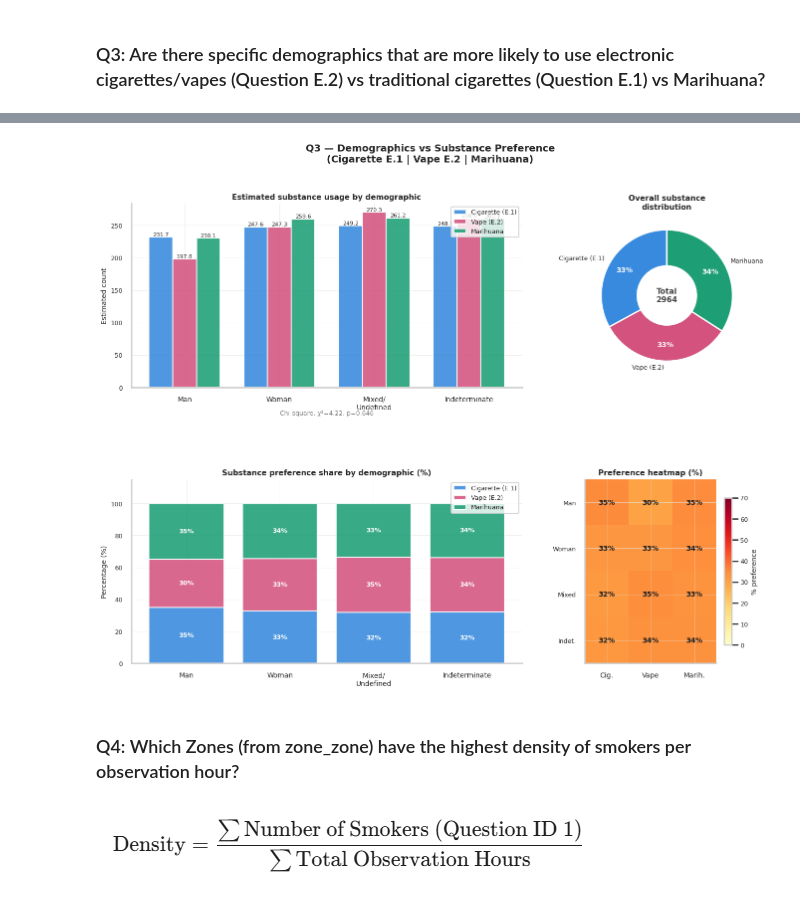
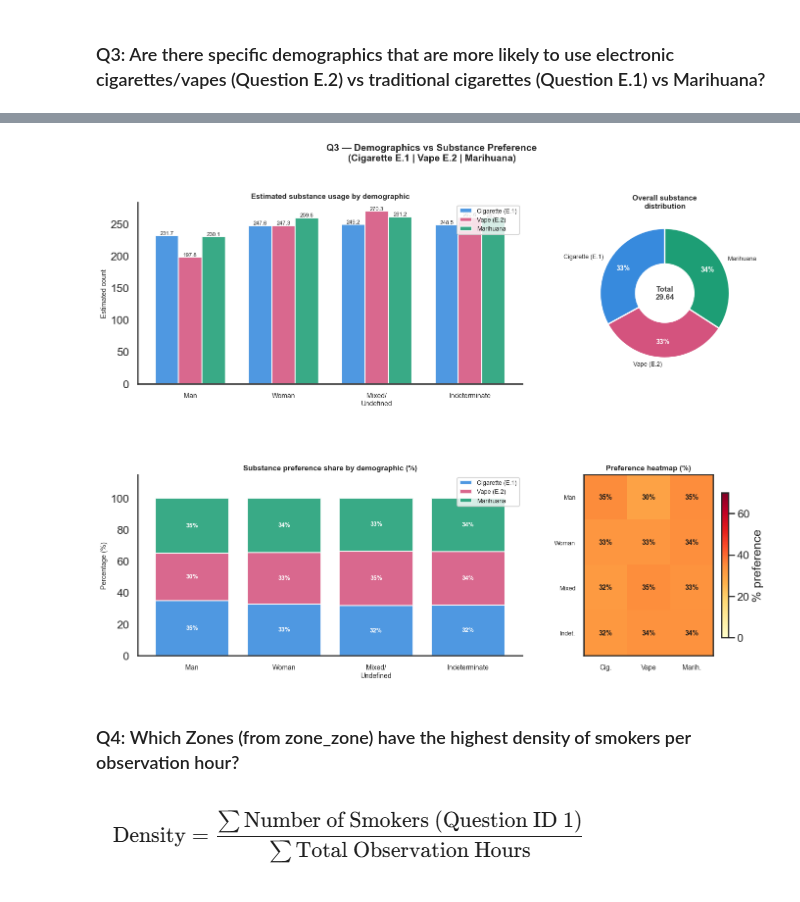
Before and after one commit to andresmg42/Analysis-POCUC-proyect, a Jupyter notebook: notebooks/analisis.ipynb, the cells around one changed output, grey strips where cells are left out. Drawn from its saved outputs; the diff is of its cells as text; code cells hidden in the pictures.

```diff
--- a/notebooks/analisis.ipynb
+++ b/notebooks/analisis.ipynb
@@ -556,63 +484,22 @@ ct_pct = ct.div(ct.sum(axis=1), axis=0) * 100
 
 # Raw totals
 raw_totals = {
-    'Cigarette (E.1)': df[CIG_COL].sum(),
-    'Vape (E.2)'     : df[VAP_COL].sum(),
-    'Marihuana'      : df[MAR_COL].sum(),
+    'Cigarette (E.1)': df[CIG_COL].sum()/len(df[CIG_COL]),
+    'Vape (E.2)'     : df[VAP_COL].sum()/len(df[VAP_COL]),
+    'Marihuana'      : df[MAR_COL].sum()/len(df[MAR_COL])
 }
 
-# ── 3. Statistical tests ──────────────────────────────────────────────────────
-print("=" * 65)
-print("Q3: Are certain demographics more likely to use each substance?")
-print("    Cigarette (E.1) | Vape (E.2) | Marihuana (E.3)")
-print("=" * 65)
 
-print(f"\nRaw totals across all visits:")
+print(f"\nRaw averages across all visits:")
 for k, v in raw_totals.items():
     print(f"  {k:20s}: {v}")
 
-print(f"\nSex counts:")
+print(f"\nSex averages:")
 for s in sex_cols:
-    print(f"  {s:35s}: {df[s].sum()}")
+    print(f"  {s:35s}: {df[s].sum()/len(df[s])}")
 
 print(f"\n── CONTINGENCY TABLE (proportional distribution) ─────────────")
 print(ct.to_string())
-
-# Chi-square on full 4x3 table
-print(f"\n── CHI-SQUARE TEST OF INDEPENDENCE (4 demographics × 3 products) ──")
-chi2, p_chi2, dof, expected = chi2_contingency(ct_int.values)
-print(f"  chi2    = {chi2:.4f}")
-print(f"  p-value = {p_chi2:.4f}")
-print(f"  df      = {dof}")
-exp_df = pd.DataFrame(expected.round(2), index=ct.index, columns=ct.columns)
-print(f"\n  Expected frequencies:\n{exp_df.to_string()}")
-low_exp = (expected < 5).any()
-print(f"\n  {'⚠️  Some expected freq < 5 — interpret with caution' if low_exp else '✅ All expected freq ≥ 5'}")
-if p_chi2 < 0.05:
-    print(f"  ✅ Significant association (p < 0.05): demographics are")
-    print(f"     associated with substance preference.")
-else:
-    print(f"  ⚠️  No significant association (p = {p_chi2:.3f} ≥ 0.05).")
-    print(f"     Cannot confirm demographics drive substance preference.")
-
-# Pairwise Fisher's exact — Hombre vs Mujer for each product pair
-print(f"\n── FISHER'S EXACT TEST (Hombre vs Mujer, pairwise products) ──")
-pairs = [
-    ('Cigarette (E.1)', 'Vape (E.2)'),
-    ('Cigarette (E.1)', 'Marihuana'),
-    ('Vape (E.2)',      'Marihuana'),
-]
-for p1, p2 in pairs:
-    row_h = [ct_int.loc['Hombre', p1], ct_int.loc['Hombre', p2]]
-    row_m = [ct_int.loc['Mujer',  p1], ct_int.loc['Mujer',  p2]]
-    table = [row_h, row_m]
-    try:
-        or_, pf = fisher_exact(table)
-        sig = "✅ Significant" if pf < 0.05 else "⚠️  Not significant"
-        print(f"  {p1} vs {p2}:")
-        print(f"    Hombre={row_h}, Mujer={row_m} | OR={or_:.3f}, p={pf:.4f} → {sig}")
-    except Exception as e:
-        print(f"  {p1} vs {p2}: could not compute ({e})")
 
 # Preference % per demographic
 print(f"\n── SUBSTANCE PREFERENCE BY DEMOGRAPHIC (%) ───────────────────")
@@ -622,7 +509,6 @@ print(f"\n── FINAL ANSWER ────────────────
 for prod in prod_labels:
     dom = ct[prod].idxmax()
     print(f"  Most {prod:20s} users: {dom} ({ct.loc[dom, prod]:.1f} est.)")
-print(f"\n  ⚠️  Proportional estimation — only 2 visits. Low statistical power.")
 
 # ── 4. Visualization ──────────────────────────────────────────────────────────
 fig = plt.figure(figsize=(16, 12))
@@ -651,8 +537,7 @@ ax1.set_ylabel('Estimated count', fontsize=10)
 ax1.set_title('Estimated substance usage by demographic', fontsize=11, fontweight='bold')
 ax1.legend(fontsize=9, loc='upper right')
 ax1.spines[['top', 'right']].set_visible(False)
-ax1.text(0.5, -0.15, f"Chi-square: χ²={chi2:.2f}, p={p_chi2:.3f}",
-         ha='center', transform=ax1.transAxes, fontsize=9, color='gray')
+
 
 # ── Plot 2: Overall totals donut chart
 ax2 = fig.add_subplot(gs[0, 2])
@@ -735,6 +620,6 @@ Sex counts:
 
 ✅ Chart saved as q3_all_substances.png
-[figure, old version]
+[figure, new version]
 # %% [markdown]
 ### Q4: Which Zones (from zone_zone) have the highest density of smokers per observation hour?
 
```
Also changed, not shown: parts of 10 cells of this notebook, 8 other files.
